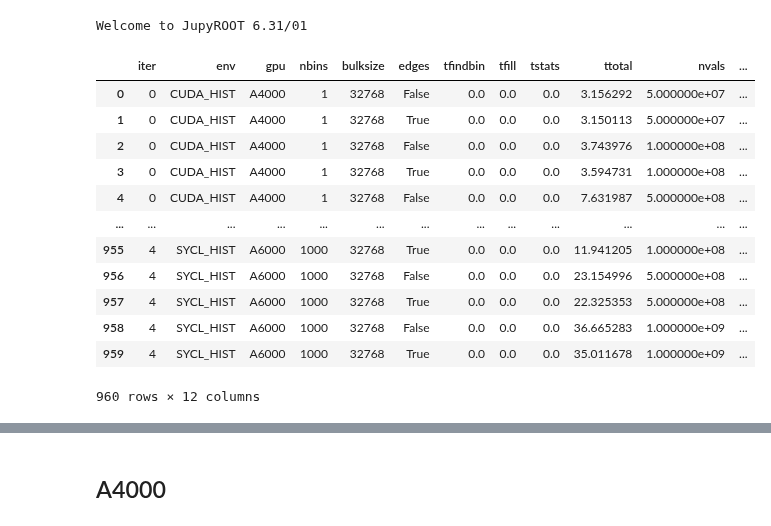
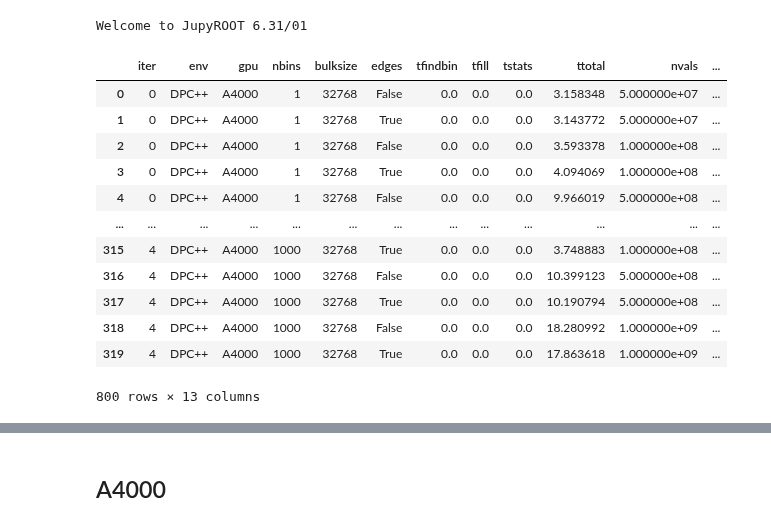
Before and after one commit to jolly-chen/msc-project, a Jupyter notebook: gpu-synchronous/sycl_paper.ipynb, the cells around one changed output, grey strips where cells are left out. Saved outputs shown, nothing was run; the diff lists cells and outputs as text; code cells hidden in the pictures.

```diff
--- a/gpu-synchronous/sycl_paper.ipynb
+++ b/gpu-synchronous/sycl_paper.ipynb
@@ -26,25 +26,35 @@ def normalize_df(df, cols, norm):
     for col in cols:
         df[col] = df[col].div(df[norm])
 # %%
-df = pd.read_csv("das6-gpu/20231127-085724")
+df = pd.read_csv("das6-gpu/20231206-174647")
 df["nvals"] =  df["input"].apply(lambda s: np.float64(s.split("_")[-1].split(".")[0]))
 df["distribution"] =  df["input"].apply(lambda s: s.split("_")[1])
 convert_to_type(df, "edges", np.bool_)
 convert_to_type(df, "ttotal", np.float64)
+df["type"] = "Buffers"
+
+df_usm = pd.read_csv("das6-gpu/20231211-155923")
+df_usm["nvals"] =  df_usm["input"].apply(lambda s: np.float64(s.split("_")[-1].split(".")[0]))
+df_usm["distribution"] =  df_usm["input"].apply(lambda s: s.split("_")[1])
+convert_to_type(df_usm, "edges", np.bool_)
+convert_to_type(df_usm, "ttotal", np.float64)
+df_usm["type"] = "USM"
+
+df = pd.concat([df, df_usm])
 del df["input"]
 df
 # %% [output]
 |  | iter | env | gpu | nbins | bulksize | edges | tfindbin | tfill | tstats | ttotal | nvals | ... |
-| 0 | 0 | CUDA_HIST | A4000 | 1 | 32768 | False | 0.0 | 0.0 | 0.0 | 3.156292 | 5.000000e+07 | ... |
-| 1 | 0 | CUDA_HIST | A4000 | 1 | 32768 | True | 0.0 | 0.0 | 0.0 | 3.150113 | 5.000000e+07 | ... |
-| 2 | 0 | CUDA_HIST | A4000 | 1 | 32768 | False | 0.0 | 0.0 | 0.0 | 3.743976 | 1.000000e+08 | ... |
-| 3 | 0 | CUDA_HIST | A4000 | 1 | 32768 | True | 0.0 | 0.0 | 0.0 | 3.594731 | 1.000000e+08 | ... |
-| 4 | 0 | CUDA_HIST | A4000 | 1 | 32768 | False | 0.0 | 0.0 | 0.0 | 7.631987 | 5.000000e+08 | ... |
+| 0 | 0 | DPC++ | A4000 | 1 | 32768 | False | 0.0 | 0.0 | 0.0 | 3.158348 | 5.000000e+07 | ... |
+| 1 | 0 | DPC++ | A4000 | 1 | 32768 | True | 0.0 | 0.0 | 0.0 | 3.143772 | 5.000000e+07 | ... |
+| 2 | 0 | DPC++ | A4000 | 1 | 32768 | False | 0.0 | 0.0 | 0.0 | 3.593378 | 1.000000e+08 | ... |
+| 3 | 0 | DPC++ | A4000 | 1 | 32768 | True | 0.0 | 0.0 | 0.0 | 4.094069 | 1.000000e+08 | ... |
+| 4 | 0 | DPC++ | A4000 | 1 | 32768 | False | 0.0 | 0.0 | 0.0 | 9.966019 | 5.000000e+08 | ... |
 | ... | ... | ... | ... | ... | ... | ... | ... | ... | ... | ... | ... | ... |
-| 955 | 4 | SYCL_HIST | A6000 | 1000 | 32768 | True | 0.0 | 0.0 | 0.0 | 11.941205 | 1.000000e+08 | ... |
-| 956 | 4 | SYCL_HIST | A6000 | 1000 | 32768 | False | 0.0 | 0.0 | 0.0 | 23.154996 | 5.000000e+08 | ... |
-| 957 | 4 | SYCL_HIST | A6000 | 1000 | 32768 | True | 0.0 | 0.0 | 0.0 | 22.325353 | 5.000000e+08 | ... |
-| 958 | 4 | SYCL_HIST | A6000 | 1000 | 32768 | False | 0.0 | 0.0 | 0.0 | 36.665283 | 1.000000e+09 | ... |
-| 959 | 4 | SYCL_HIST | A6000 | 1000 | 32768 | True | 0.0 | 0.0 | 0.0 | 35.011678 | 1.000000e+09 | ... |
+| 315 | 4 | DPC++ | A4000 | 1000 | 32768 | True | 0.0 | 0.0 | 0.0 | 3.748883 | 1.000000e+08 | ... |
+| 316 | 4 | DPC++ | A4000 | 1000 | 32768 | False | 0.0 | 0.0 | 0.0 | 10.399123 | 5.000000e+08 | ... |
+| 317 | 4 | DPC++ | A4000 | 1000 | 32768 | True | 0.0 | 0.0 | 0.0 | 10.190794 | 5.000000e+08 | ... |
+| 318 | 4 | DPC++ | A4000 | 1000 | 32768 | False | 0.0 | 0.0 | 0.0 | 18.280992 | 1.000000e+09 | ... |
+| 319 | 4 | DPC++ | A4000 | 1000 | 32768 | True | 0.0 | 0.0 | 0.0 | 17.863618 | 1.000000e+09 | ... |
-960 rows × 12 columns
+800 rows × 13 columns
 # %%
```
Also changed, not shown: parts of 4 cells of this notebook.
